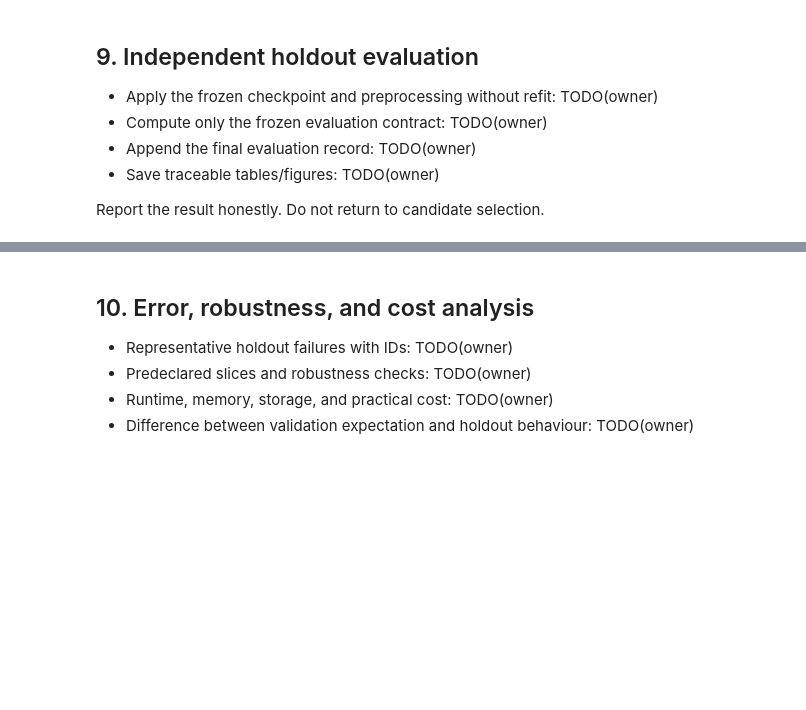
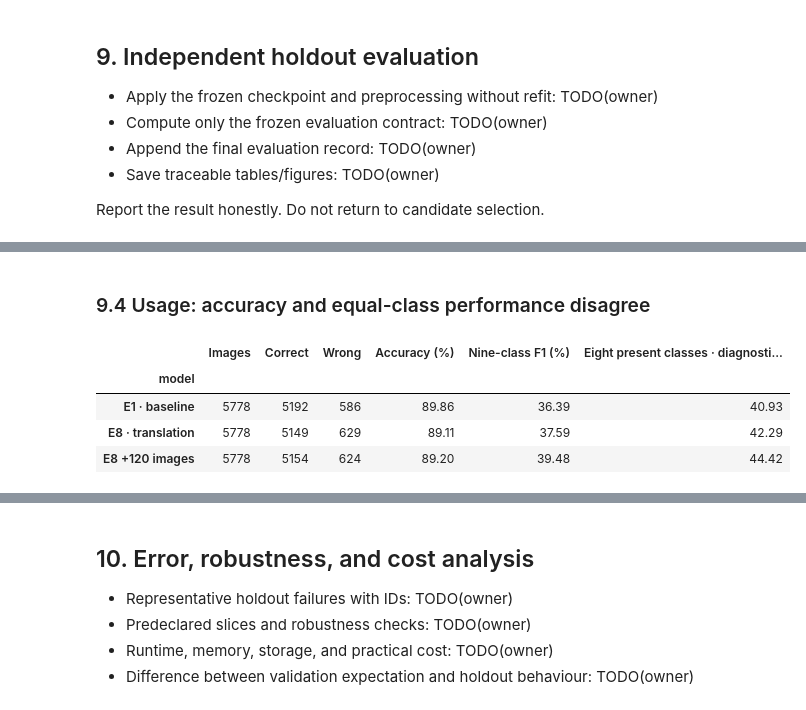
Before and after one commit to TrnLin/MLA2, a Jupyter notebook: notebooks/06_final_evaluation.ipynb, the cells around one changed output, grey strips where cells are left out. Saved outputs shown, nothing was run; the diff lists cells and outputs as text; code cells hidden in the pictures; blank space fills up the shorter version.

```diff
--- a/notebooks/06_final_evaluation.ipynb
+++ b/notebooks/06_final_evaluation.ipynb
@@ -78,0 +164,38 @@ Report the result honestly. Do not return to candidate selection.
+# %% [markdown]
+### 9.4 Usage: accuracy and equal-class performance disagree
+# %%
+usage_holdout = pd.read_csv(
+    EVAL_ROOT / "reports/task3/usage_holdout_20260906/holdout_summary.csv", keep_default_na=False
+)
+
+usage_names = {"E1": "E1 · baseline", "E8": "E8 · translation", "Expanded": "E8 +120 images"}
+usage_table = usage_holdout.set_index("model")[
+    [
+        "scored_images",
+        "correct",
+        "incorrect",
+        "accuracy",
+        "macro_f1_nine_classes",
+        "macro_f1_classes_present",
+    ]
+].copy()
+usage_table[["accuracy", "macro_f1_nine_classes", "macro_f1_classes_present"]] *= 100
+display(
+    usage_table.rename(
+        index=usage_names,
+        columns={
+            "scored_images": "Images",
+            "correct": "Correct",
+            "incorrect": "Wrong",
+            "accuracy": "Accuracy (%)",
+            "macro_f1_nine_classes": "Nine-class F1 (%)",
+            "macro_f1_classes_present": "Eight present classes · diagnostic F1 (%)",
+        },
+    ).round(2)
+)
+# %% [output]
+|  | Images | Correct | Wrong | Accuracy (%) | Nine-class F1 (%) | Eight present classes · diagnosti... |
+| model |  |  |  |  |  |  |
+| E1 · baseline | 5778 | 5192 | 586 | 89.86 | 36.39 | 40.93 |
+| E8 · translation | 5778 | 5149 | 629 | 89.11 | 37.59 | 42.29 |
+| E8 +120 images | 5778 | 5154 | 624 | 89.20 | 39.48 | 44.42 |
```
Also changed, not shown: parts of 15 cells of this notebook.
